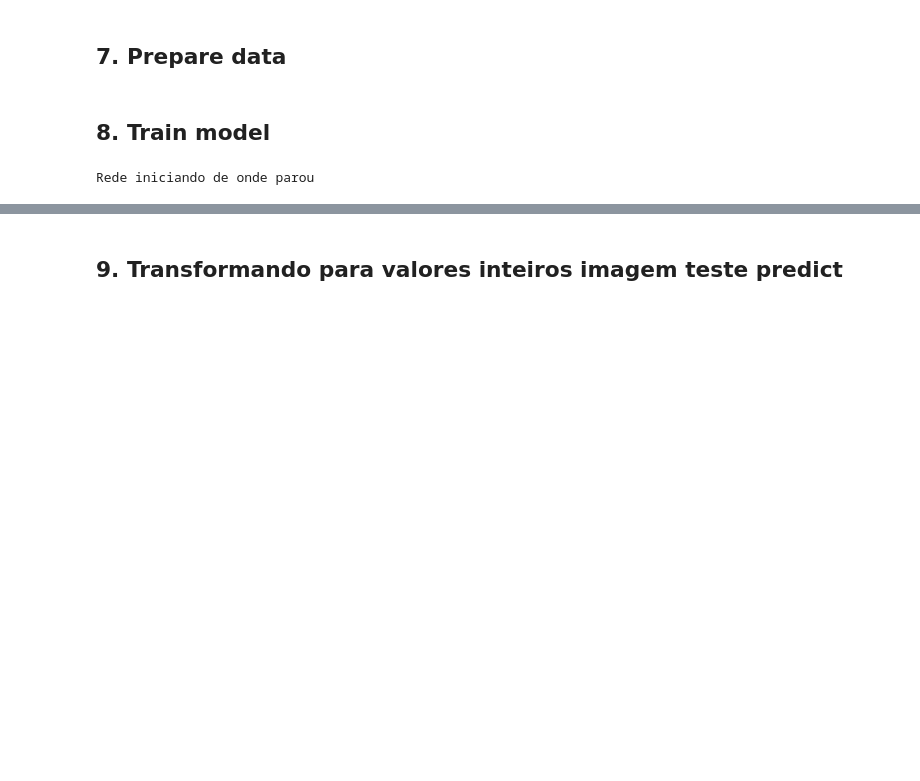
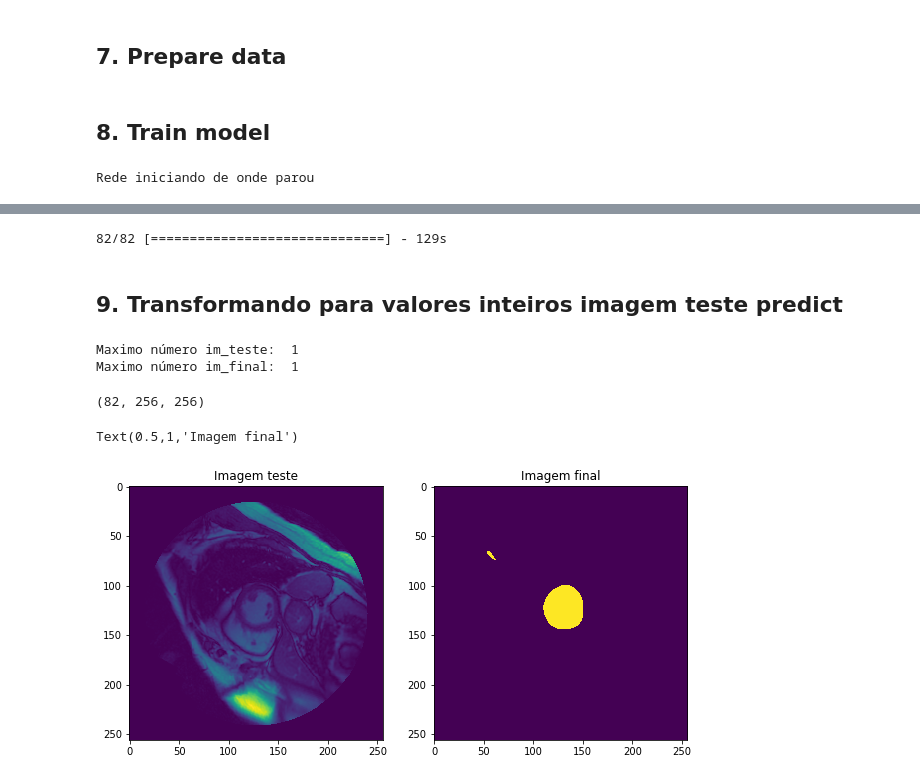
Before and after one commit to tcnewton/keras_CNN, a Jupyter notebook: keras-U-NET-3L-zero-mean-teste-dice.ipynb, the cells around one changed output, grey strips where cells are left out. Drawn from its saved outputs; the diff is of its cells as text; code cells hidden in the pictures; blank space fills up the shorter version.

```diff
--- a/keras-U-NET-3L-zero-mean-teste-dice.ipynb
+++ b/keras-U-NET-3L-zero-mean-teste-dice.ipynb
@@ -212,7 +213,7 @@ if os.path.isdir(savings):
 Rede iniciando de onde parou
 # %%
 batch_size = 16
-epochs = 1
+epochs = 30
 tbCallBack = keras.callbacks.TensorBoard(log_dir='./Graph_3L', histogram_freq=0,
           write_graph=True, write_images=True,batch_size=batch_size)
 
@@ -236,6 +252,8 @@ if not os.path.isdir('savings_UNet3L_ZM_1'):
 model.save_weights(path_sav +'U_net_ZM_1.h5')
 # %%
 P_fig = model.predict(X_test, batch_size=batch_size, verbose=1)
+# %% [output]
+82/82 [==============================] - 129s
 # %% [markdown]
 ## 9. Transformando para valores inteiros imagem teste predict
 # %%
@@ -249,15 +267,22 @@ im_teste = np.squeeze(im_teste)
 print('Maximo número im_teste: ',np.max(im_teste)) # arredondado pelo np.round
 print('Maximo número im_final: ',np.max(im_final)) # arredondado diretamente por .astype('uint8')
 im_final.shape
+# %% [output]
+Maximo número im_teste:  1
+Maximo número im_final:  1
+(82, 256, 256)
 # %%
-idx = 35
+idx = 7
 
 fig, ax = plt.subplots(1, 2, figsize=(10, 10))
 ax[0].imshow(X_test[idx,:,:,0])
 ax[0].set_title('Imagem teste')
 
 ax[1].imshow(im_final[idx,:,:])
 ax[1].set_title('Imagem final')
+# %% [output]
+Text(0.5,1,'Imagem final')
+[figure, added]
 # %%
 sess = tf.Session()
 writer = tf.summary.FileWriter("Graph_3L_ZM_1")
```
Also changed, not shown: parts of 2 cells of this notebook, 1 other file.
